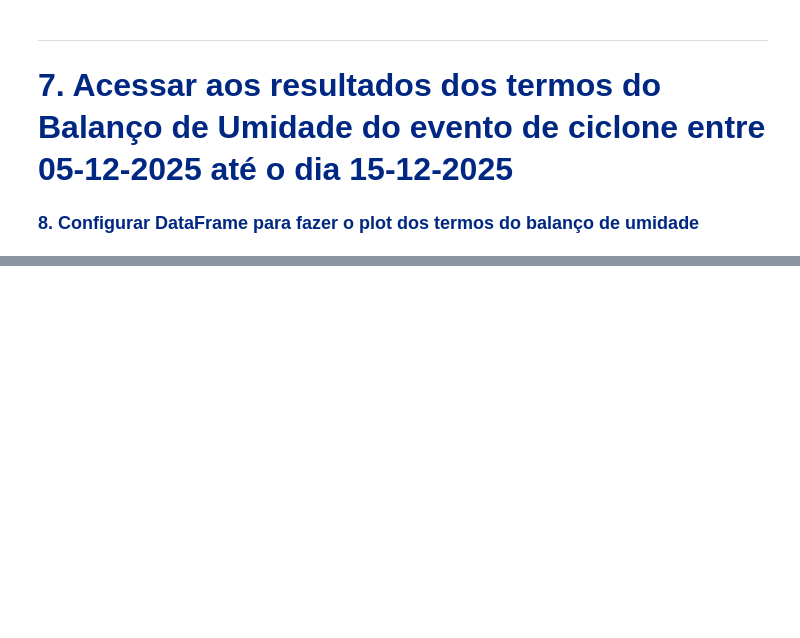
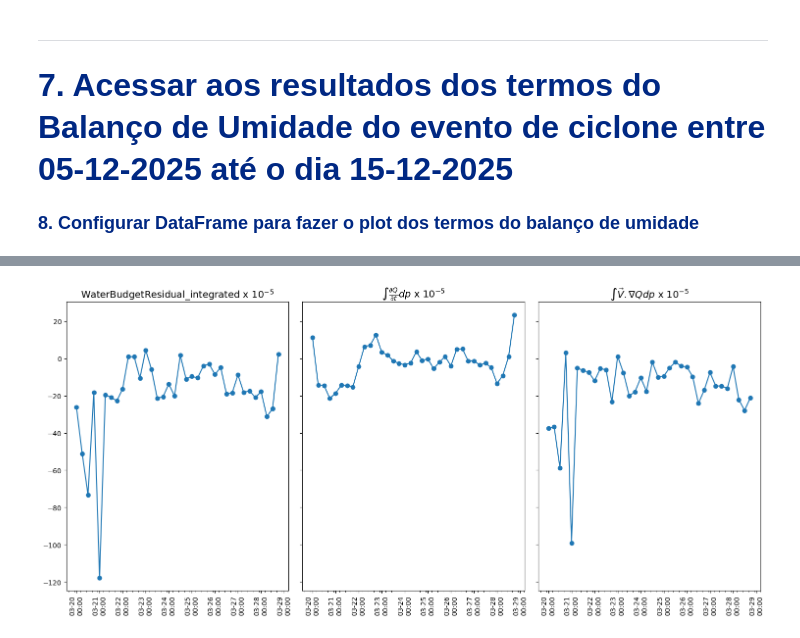
Before and after one commit to RonaldRN/Monitorias_IAG-USP, a Jupyter notebook: Meteorologia-Sinotica-III/2026/Aula-2_Hovmoller_Perfis-verticais/Hovmoller_ciclones.ipynb, the cells around one changed output, grey strips where cells are left out. Saved outputs shown, nothing was run; the diff lists cells and outputs as text; code cells hidden in the pictures; blank space fills up the shorter version.

Commit message:
Atualização de labels e titulos em formato latex

```diff
--- a/Meteorologia-Sinotica-III/2026/Aula-2_Hovmoller_Perfis-verticais/Hovmoller_ciclones.ipynb
+++ b/Meteorologia-Sinotica-III/2026/Aula-2_Hovmoller_Perfis-verticais/Hovmoller_ciclones.ipynb
@@ -492,0 +502,85 @@ plt.show()
+# %%
+# @title ## <font color='#002883'> Ler .csv files do balanço de umidade e fazer o plot<font>
+
+# ==========================================================
+# Criar figura com 2 linhas x 3 colunas
+# ==========================================================
+budget = 'moisture'
+variables = ['WaterBudgetResidual_integrated',
+             'dQdt_integrated', 'divQ_integrated']
+
+titles_plot = ['WaterBudgetResidual_integrated',
+             r'$\int \frac{\partial Q}{\partial t} dp$', r'$\int \vec{V} . \nabla Q dp$']
+
+fig, axes = plt.subplots(nrows=1, ncols=3, figsize=(15, 7), sharex=True, sharey=True)
+axes = axes.flatten()
+
+# ==========================================================
+# Loop sobre as variáveis
+# ==========================================================
+for ax, variable, titles in zip(axes, variables, titles_plot):
+
+    # Caminho do arquivo
+    # Caminho da pasta com os resultados do ATMOSBUD no meu drive (MODIFICAR PARA SEU CASO)
+    path_drive = '/content/drive/MyDrive/USP-CURSOS/MONITORIA/METEOROLOGIA-SINOTICA-III-2026/equipes_ciclones/equipe4_track_3x3'
+    path_file = f'/{budget}_terms/{variable}.csv'
+
+    # Ler CSV
+    df = pd.read_csv(path_drive + path_file, index_col=0)
+    # Converter colunas para datetime
+    df.columns = pd.to_datetime(df.columns)
+    # Converter índice de Pa para hPa
+    df.index = df.index.astype(int) / 100
+    # Garantir que os dados são numéricos
+    if variable in ['WaterBudgetResidual', 'dQdt', 'divQ']:
+      df = df.apply(pd.to_numeric, errors='coerce') * 1e7
+      title = titles + ' x $10^{-7}$'
+    else:
+      df = df.apply(pd.to_numeric, errors='coerce') * 1e5
+      title = titles + ' x $10^{-5}$'
+
+    # Configurando os valores da barra de cores
+    vmin = df.to_numpy().min()
+    vmax = df.to_numpy().max()
+    if vmin < 0 and vmax > 0:
+        norm = colors.TwoSlopeNorm(vmin=vmin, vcenter=0, vmax=vmax)
+    else:
+        norm = None
+
+    # Plot
+    serie = df.iloc[0]
+    ax.plot(serie.index, serie.values, marker='o')
+
+    # Título
+    ax.set_title(title, fontsize=14)
+
+# ==========================================================
+# Formatação dos eixos
+# ==========================================================
+for ax in axes:
+    ax.xaxis.set_major_locator(mdates.AutoDateLocator())
+    ax.xaxis.set_major_formatter(DateFormatter('%m-%d\n%H:%M'))
+    ax.tick_params(axis='x', labelrotation=90)
+    ax.tick_params(axis='both', labelsize=10)
+    ax.xaxis.set_minor_locator(mdates.HourLocator(interval=6))
+
+# Labels apenas na borda externa
+for ax in axes[3:]:
+    ax.set_xlabel('Date', fontsize=12)
+
+#for ax in [axes[0], axes[3]]:
+#    ax.set_ylabel('Pressure (hPa)', fontsize=12)
+
+# ==========================================================
+# Ajuste final
+# ==========================================================
+plt.tight_layout()
+
+path_out = path_drive + '/ciclone_track'
+out_dir = os.path.join(path_out, 'Figuras_Hovmoller_Balance')
+os.makedirs(out_dir, exist_ok=True)
+
+plt.savefig(out_dir + f'/Time_series_{budget}_3x3.png', dpi=300, bbox_inches='tight')
+plt.show()
+# %% [output]
+[figure, added]
```
Also changed, not shown: parts of 6 cells of this notebook, 1 other file.
